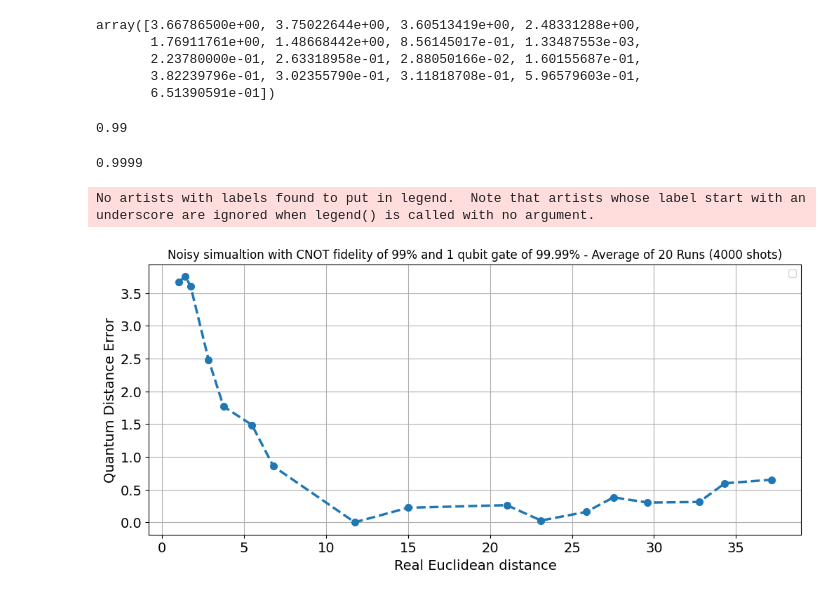
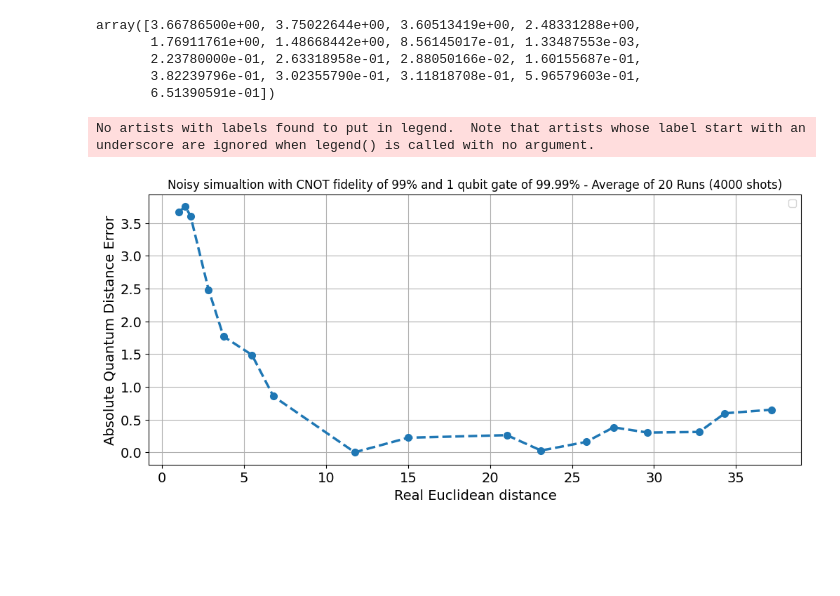
Before and after one commit to Miguelillnino/Quantum-Block-Matching-Algorithm, a Jupyter notebook: Noise_simulation_Swap_test.ipynb, the cells around one changed output. Saved outputs shown, nothing was run; the diff lists cells and outputs as text; code cells hidden in the pictures; blank space fills up the shorter version.

```diff
--- a/Noise_simulation_Swap_test.ipynb
+++ b/Noise_simulation_Swap_test.ipynb
@@ -272,27 +272,19 @@ array([3.66786500e+00, 3.75022644e+00, 3.60513419e+00, 2.48331288e+00,
        2.23780000e-01, 2.63318958e-01, 2.88050166e-02, 1.60155687e-01,
        3.82239796e-01, 3.02355790e-01, 3.11818708e-01, 5.96579603e-01,
        6.51390591e-01])
-# %%
-1 - 0.01
-# %% [output]
-0.99
-# %%
-1- 0.0001
-# %% [output]
-0.9999
 # %%
 plt.figure(figsize=(12, 5))
 plt.plot(np.array(real_distance_list), noisy_error_20_run, "o--", linewidth=2.5, markersize=7)
 plt.xticks(size=14)
 plt.yticks(size=14)
 #plt.xticks(np.arange(99,99.999, step=0.1),size=14)
 plt.title(r"Noisy simualtion with CNOT fidelity of 99% and 1 qubit gate of 99.99% - Average of 20 Runs (4000 shots)")
-plt.ylabel('Quantum Distance Error', size= 14)
+plt.ylabel('Absolute Quantum Distance Error', size= 14)
 plt.xlabel('Real Euclidean distance', size=14)
 plt.legend()
 plt.grid()
 plt.show()
 #plt.savefig("Distance_error.png")
 # %% [output]
 No artists with labels found to put in legend.  Note that artists whose label start with an underscore are ignored when legend() is called with no argument.
-[figure, old version]
+[figure, new version]
```
Also changed, not shown: parts of 3 cells of this notebook.
